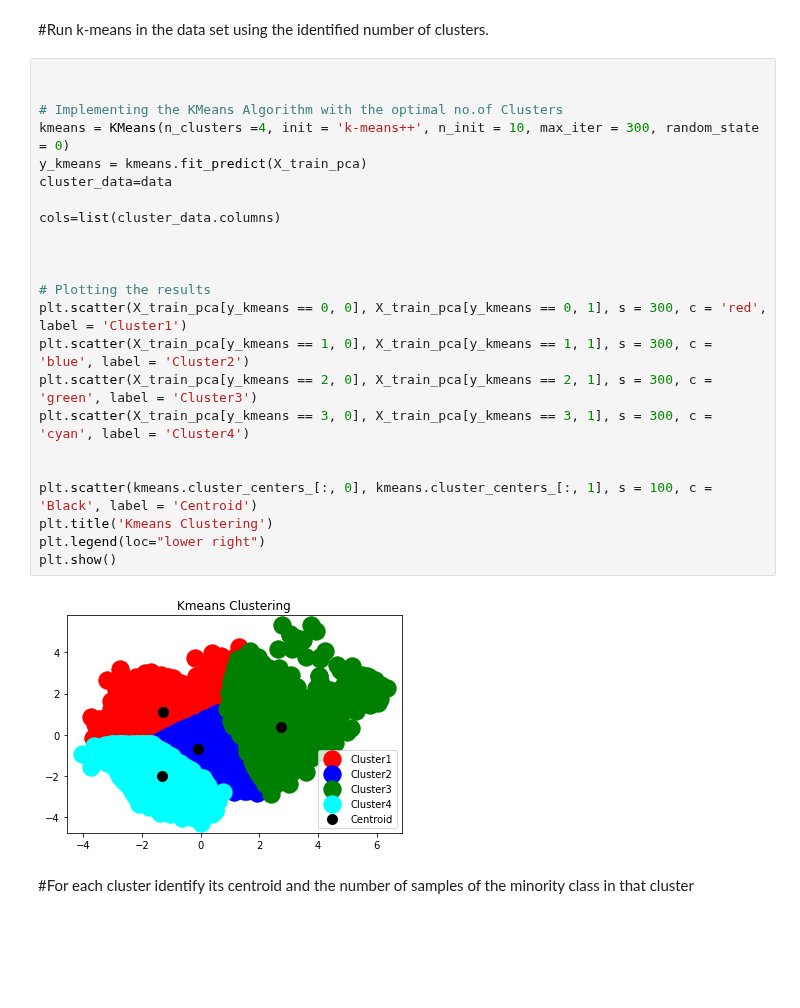
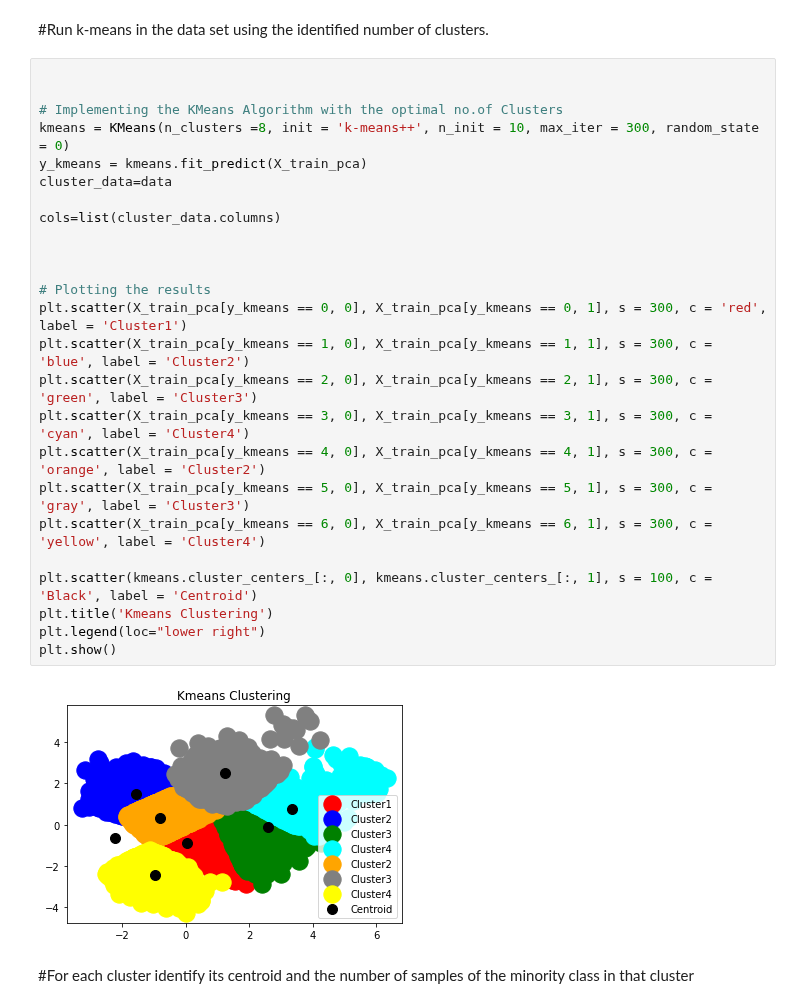
Before and after one commit to Sushila-Phogat/Data-science-with-Python, a Jupyter notebook: adult_data.ipynb, the cells around one changed output. Saved outputs shown, nothing was run; the diff lists cells and outputs as text; blank space fills up the shorter version.

```diff
--- a/adult_data.ipynb
+++ b/adult_data.ipynb
@@ -527,28 +527,30 @@ For n_clusters = 8 The average silhouette_score is : 0.45318824512862893
 # %%
 
 
 # Implementing the KMeans Algorithm with the optimal no.of Clusters
-kmeans = KMeans(n_clusters =4, init = 'k-means++', n_init = 10, max_iter = 300, random_state = 0)
+kmeans = KMeans(n_clusters =8, init = 'k-means++', n_init = 10, max_iter = 300, random_state = 0)
 y_kmeans = kmeans.fit_predict(X_train_pca)
 cluster_data=data
 
 cols=list(cluster_data.columns)
 
 
 
 # Plotting the results
 plt.scatter(X_train_pca[y_kmeans == 0, 0], X_train_pca[y_kmeans == 0, 1], s = 300, c = 'red', label = 'Cluster1')
 plt.scatter(X_train_pca[y_kmeans == 1, 0], X_train_pca[y_kmeans == 1, 1], s = 300, c = 'blue', label = 'Cluster2')
 plt.scatter(X_train_pca[y_kmeans == 2, 0], X_train_pca[y_kmeans == 2, 1], s = 300, c = 'green', label = 'Cluster3')
 plt.scatter(X_train_pca[y_kmeans == 3, 0], X_train_pca[y_kmeans == 3, 1], s = 300, c = 'cyan', label = 'Cluster4')
-
+plt.scatter(X_train_pca[y_kmeans == 4, 0], X_train_pca[y_kmeans == 4, 1], s = 300, c = 'orange', label = 'Cluster2')
+plt.scatter(X_train_pca[y_kmeans == 5, 0], X_train_pca[y_kmeans == 5, 1], s = 300, c = 'gray', label = 'Cluster3')
+plt.scatter(X_train_pca[y_kmeans == 6, 0], X_train_pca[y_kmeans == 6, 1], s = 300, c = 'yellow', label = 'Cluster4')
 
 plt.scatter(kmeans.cluster_centers_[:, 0], kmeans.cluster_centers_[:, 1], s = 100, c = 'Black', label = 'Centroid')
 plt.title('Kmeans Clustering')
 plt.legend(loc="lower right")
 plt.show()
 # %% [output]
-[figure, old version]
+[figure, new version]
 # %% [markdown]
 #For each cluster identify its centroid and the number of samples of the minority class in that cluster
 # %%
```
Also changed, not shown: parts of 15 cells of this notebook.
